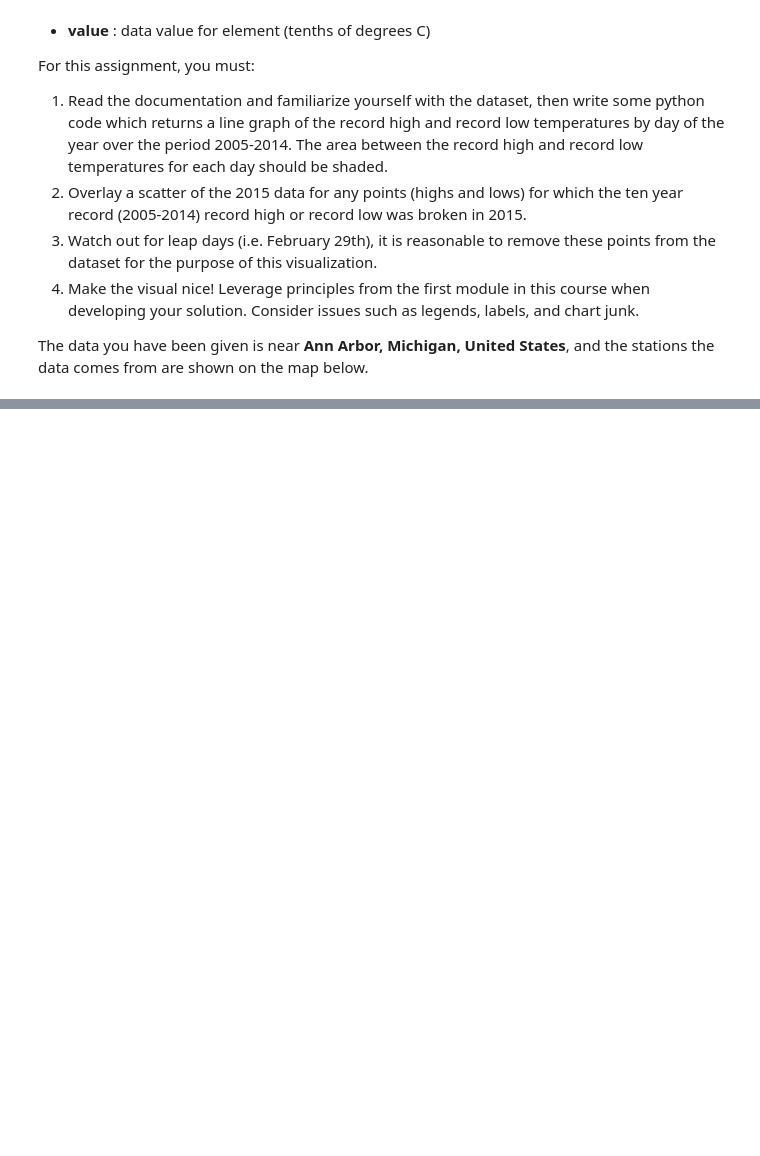
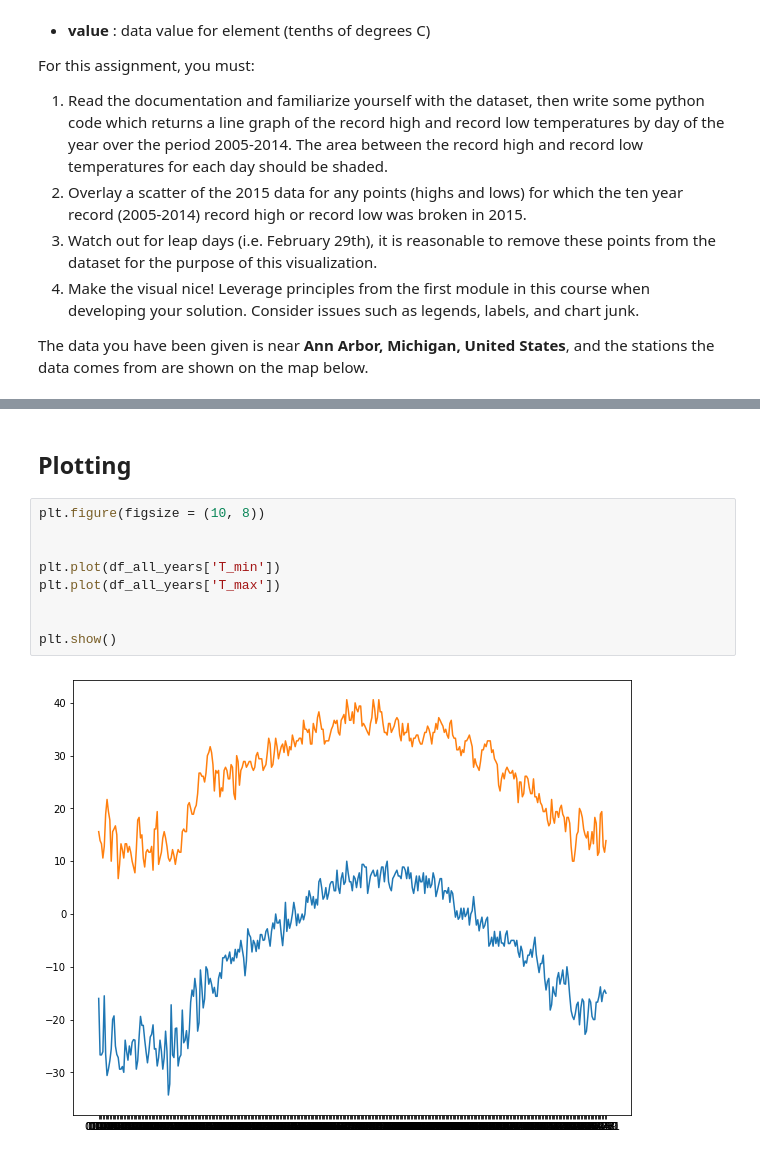
Before and after one commit to nicolaubruno/dataviz, a Jupyter notebook: Wheather Patterns/Plotting Weather Patterns.ipynb, the cells around one changed output, grey strips where cells are left out. Cells and saved outputs as stored; diff of their text form; blank space fills up the shorter version.

```diff
--- a/Wheather Patterns/Plotting Weather Patterns.ipynb
+++ b/Wheather Patterns/Plotting Weather Patterns.ipynb
@@ -83,0 +77,13 @@ plt.show()
+# %% [markdown]
+## Plotting
+# %%
+plt.figure(figsize = (10, 8))
+
+
+plt.plot(df_all_years['T_min'])
+plt.plot(df_all_years['T_max'])
+
+
+plt.show()
+# %% [output]
+[figure, added]
```
Also changed, not shown: parts of 7 cells of this notebook, 1 other file.
